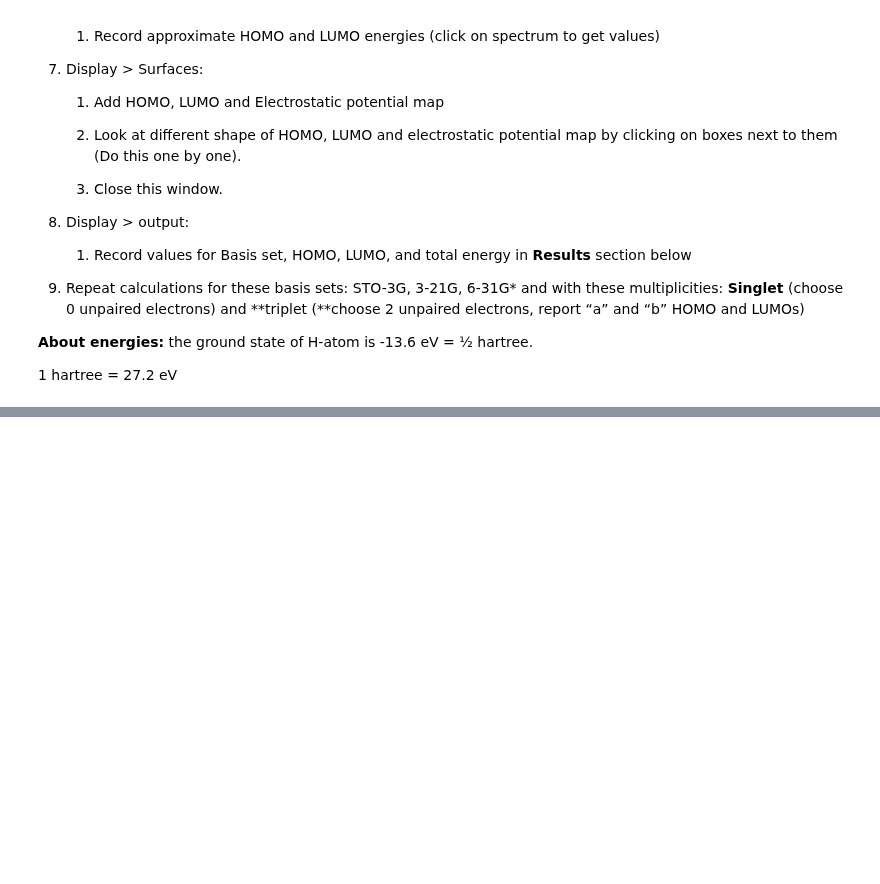
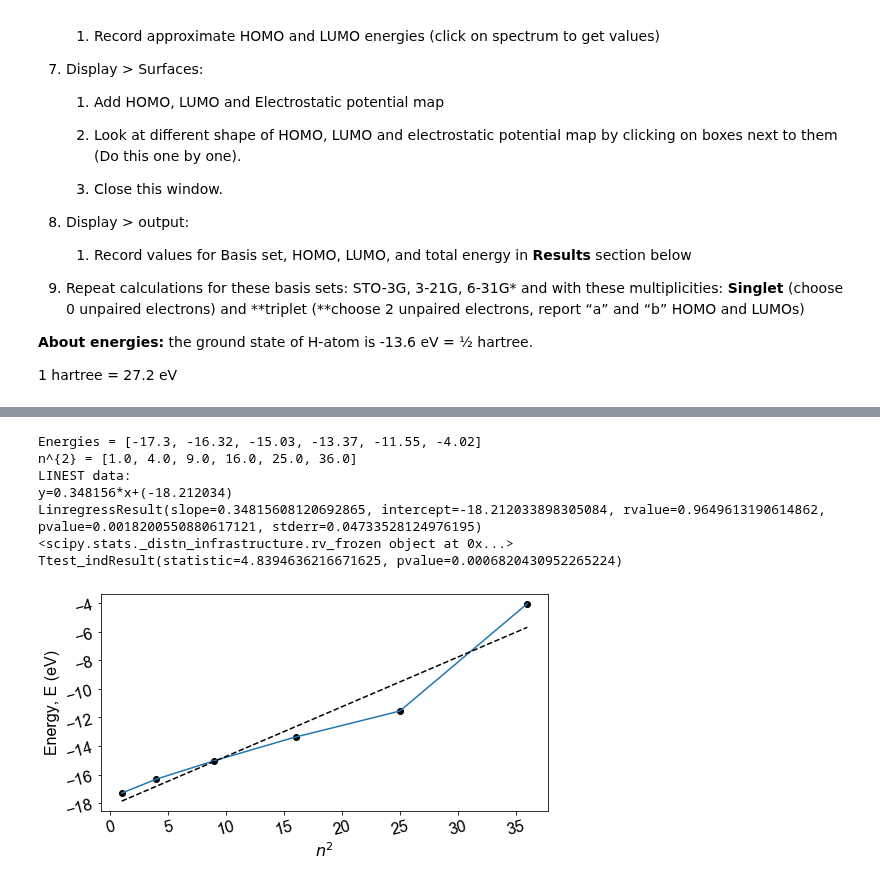
Before and after one commit to robraddi/TU_Chem, a Jupyter notebook: CHEM3405_Physical_Chemistry_Bio/CHEM3405.ipynb, the cells around one changed output, grey strips where cells are left out. Cells and saved outputs as stored; diff of their text form; code cells hidden in the pictures; blank space fills up the shorter version.

```diff
--- a/CHEM3405_Physical_Chemistry_Bio/CHEM3405.ipynb
+++ b/CHEM3405_Physical_Chemistry_Bio/CHEM3405.ipynb
@@ -434,0 +496,18 @@ Checklist:
+# %%
+%matplotlib inline
+import plot as p
+energies = [-4.02,-11.55,-13.37,-15.03,-16.32,-17.3][::-1]
+n2 = [float(i**2.) for i in range(1,7)]
+print("Energies = %s"%energies)
+print("n^{2} = %s"%n2)
+p.simple_plot(n2,energies,xlabel='$n^{2}$',ylabel='Energy, E (eV)',name=None,size=111,Type='scatter',
+        color=False,fig_size=(8,4),invert_x_axis=False,fit=True,order=1)
+# %% [output]
+Energies = [-17.3, -16.32, -15.03, -13.37, -11.55, -4.02]
+n^{2} = [1.0, 4.0, 9.0, 16.0, 25.0, 36.0]
+LINEST data:
+y=0.348156*x+(-18.212034)
+LinregressResult(slope=0.34815608120692865, intercept=-18.212033898305084, rvalue=0.9649613190614862, pvalue=0.0018200550880617121, stderr=0.04733528124976195)
+<scipy.stats._distn_infrastructure.rv_frozen object at 0x...>
+Ttest_indResult(statistic=4.8394636216671625, pvalue=0.0006820430952265224)
+[figure, added]
```
Also changed, not shown: parts of 9 cells of this notebook, 3 other files.
